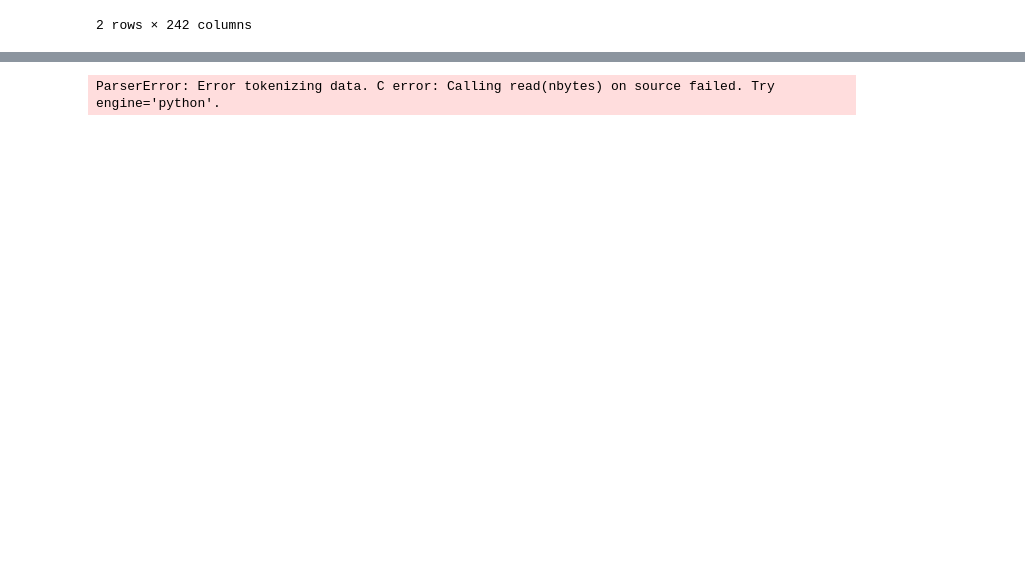
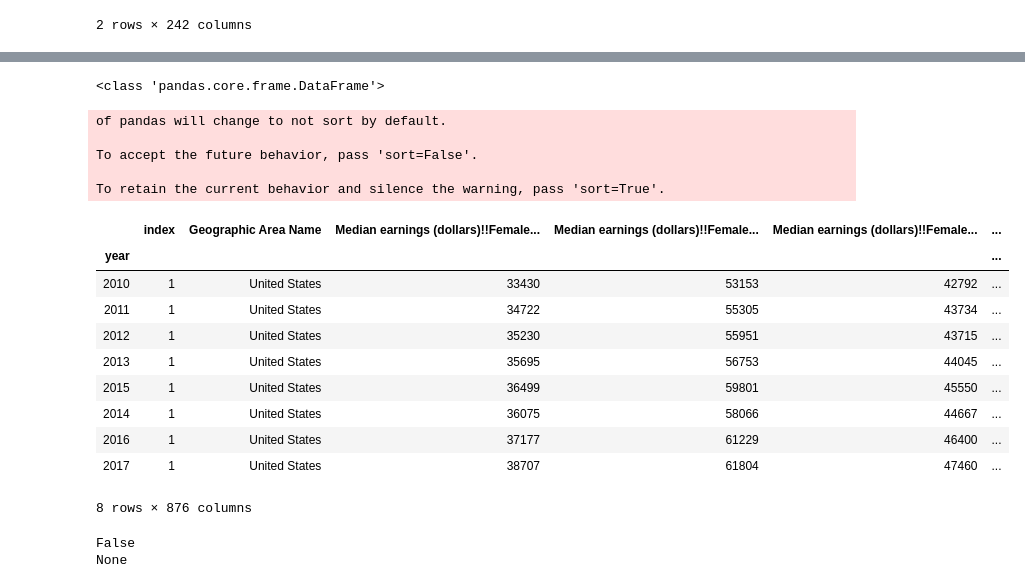
Before and after one commit to AHalarewicz/StudentLoanData, a Jupyter notebook: clean.ipynb, the cells around one changed output, grey strips where cells are left out. Drawn from its saved outputs; the diff is of its cells as text; code cells hidden in the pictures; blank space fills up the shorter version.

Commit message:
extract year for earnings_by_ocup df

```diff
--- a/clean.ipynb
+++ b/clean.ipynb
@@ -149,5 +171,54 @@ earnings_edu
+# %%
+from glob import glob
+filenames = glob('data/earnings-by-occupation/*.csv')
+ebo_dfs = []
+for f in filenames:
+    df = pd.read_csv(f)
+    df.columns = df.iloc[0]
+    df['filename'] = str(f)
+    ebo_dfs.append(df)
+
+earnings_by_ocup = ebo_dfs[0]
+print(type(earnings_by_ocup))
+
+
+earnings_by_ocup = pd.concat(ebo_dfs)
+earnings_by_ocup = earnings_by_ocup.loc[1]
+earnings_by_ocup = earnings_by_ocup.reset_index()
+
+#FIND correct year
+earnings_by_ocup['year'] = earnings_by_ocup['filename'].str.slice(35,39)
+earnings_by_ocup = earnings_by_ocup.set_index('year')
+#earnings_by_ocup = earnings_by_ocup[earnings_by_ocup.columns[1:]]
+
+earnings_by_ocup
+# %% [output]
+<class 'pandas.core.frame.DataFrame'>
+of pandas will change to not sort by default.
+
+To accept the future behavior, pass 'sort=False'.
+
+To retain the current behavior and silence the warning, pass 'sort=True'.
+|  | index | Geographic Area Name | Median earnings (dollars)!!Female... | Median earnings (dollars)!!Female... | Median earnings (dollars)!!Female... | ... |
+| year |  |  |  |  |  | ... |
+| 2010 | 1 | United States | 33430 | 53153 | 42792 | ... |
+| 2011 | 1 | United States | 34722 | 55305 | 43734 | ... |
+| 2012 | 1 | United States | 35230 | 55951 | 43715 | ... |
+| 2013 | 1 | United States | 35695 | 56753 | 44045 | ... |
+| 2015 | 1 | United States | 36499 | 59801 | 45550 | ... |
+| 2014 | 1 | United States | 36075 | 58066 | 44667 | ... |
+| 2016 | 1 | United States | 37177 | 61229 | 46400 | ... |
+| 2017 | 1 | United States | 38707 | 61804 | 47460 | ... |
+8 rows × 876 columns
+# %%
+import re
+pattern = re.compile('/^\d{4}\.')
+result = pattern.match('2014.hjs')
+print(bool(result))
+print(result)
+# %% [output]
+False
+None
 # %%
-# read earnings by occupation category
-earnings_ocup = pd.read_csv('data/earnings-by-occupation')
+ebo2010 = pd.read_csv('data/earnings-by-occupation/ACSST1Y2011.S2002_data_with_overlays_2019-11-12T144635.csv')
+ebo2011
-# %% [output]
-ParserError: Error tokenizing data. C error: Calling read(nbytes) on source failed. Try engine='python'.
```
Also changed, not shown: parts of 12 cells of this notebook.
